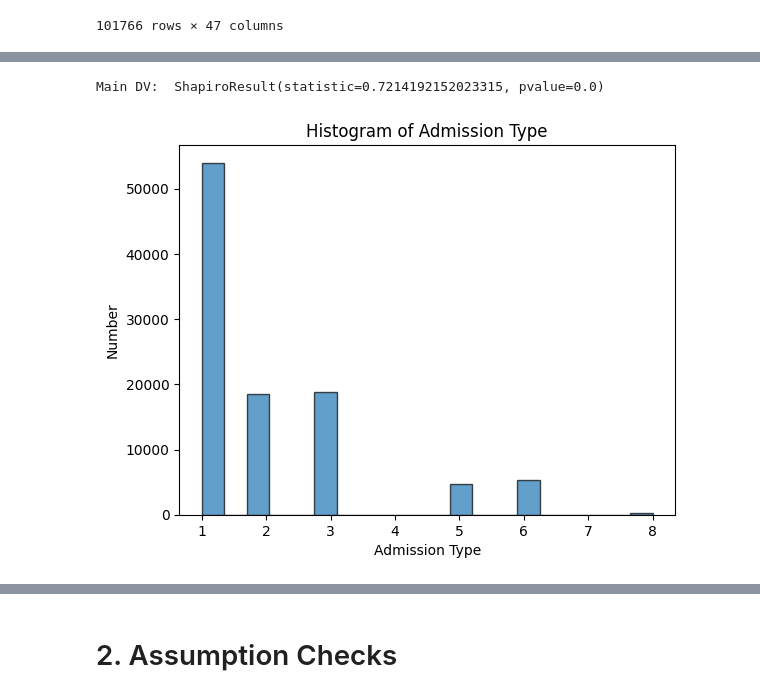
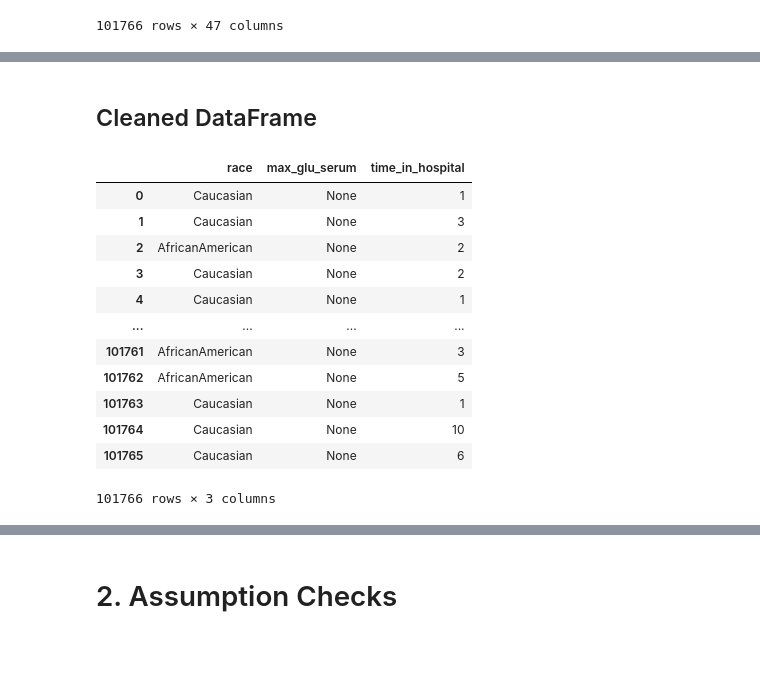
Before and after one commit to Alyssasorensen/datasci_6_anova, a Jupyter notebook: datasci_6_anova.ipynb, the cells around one changed output, grey strips where cells are left out. Cells and saved outputs as stored; diff of their text form; code cells hidden in the pictures; blank space fills up the shorter version.

```diff
--- a/datasci_6_anova.ipynb
+++ b/datasci_6_anova.ipynb
@@ -100,12 +52,0 @@ Index(['race', 'gender', 'age', 'weight', 'admission_type_id',
-# %%
-print('Main DV: ', stats.shapiro(df['admission_type_id']))
-# %% [output]
-Main DV:  ShapiroResult(statistic=0.7214192152023315, pvalue=0.0)
-# %%
-plt.hist(df['admission_type_id'], bins=20, edgecolor='k', alpha=0.7)
-plt.title('Histogram of Admission Type')
-plt.xlabel('Admission Type')
-plt.ylabel('Number')
-plt.show()
-# %% [output]
-[figure, removed]
@@ -111,0 +55,19 @@ plt.show()
+# %% [markdown]
+## Cleaned DataFrame
+# %%
+df4 = df3[['race', 'max_glu_serum', 'time_in_hospital']]
+df4
+# %% [output]
+|  | race | max_glu_serum | time_in_hospital |
+| 0 | Caucasian | None | 1 |
+| 1 | Caucasian | None | 3 |
+| 2 | AfricanAmerican | None | 2 |
+| 3 | Caucasian | None | 2 |
+| 4 | Caucasian | None | 1 |
+| ... | ... | ... | ... |
+| 101761 | AfricanAmerican | None | 3 |
+| 101762 | AfricanAmerican | None | 5 |
+| 101763 | Caucasian | None | 1 |
+| 101764 | Caucasian | None | 10 |
+| 101765 | Caucasian | None | 6 |
+101766 rows × 3 columns
```
Also changed, not shown: parts of 33 cells of this notebook.
